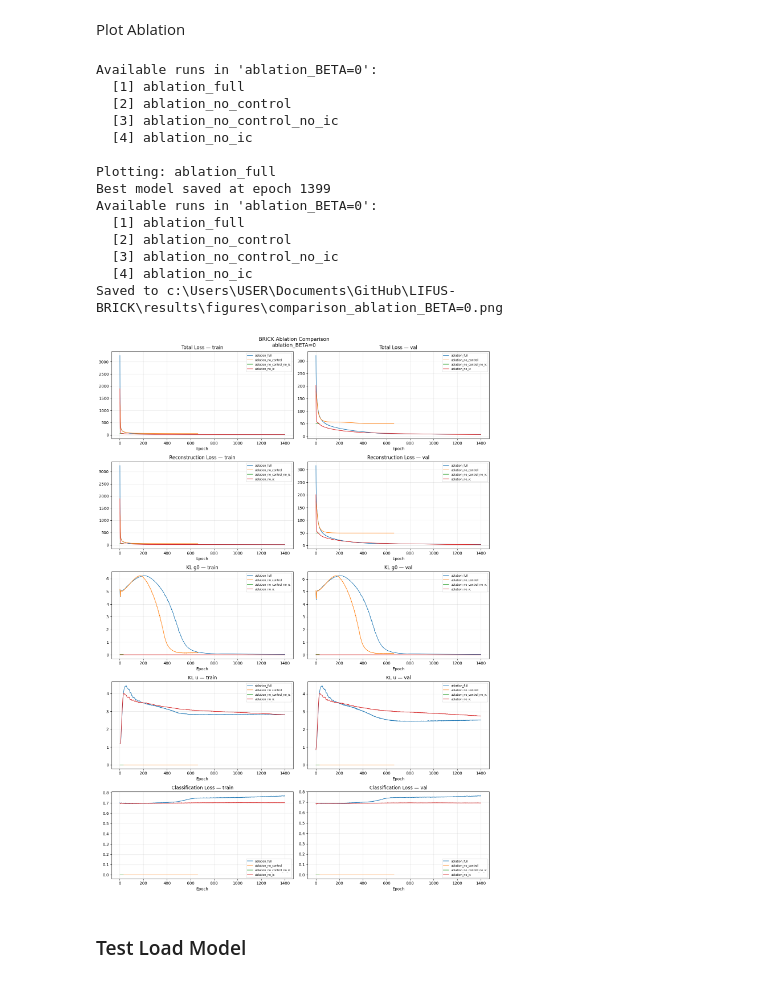
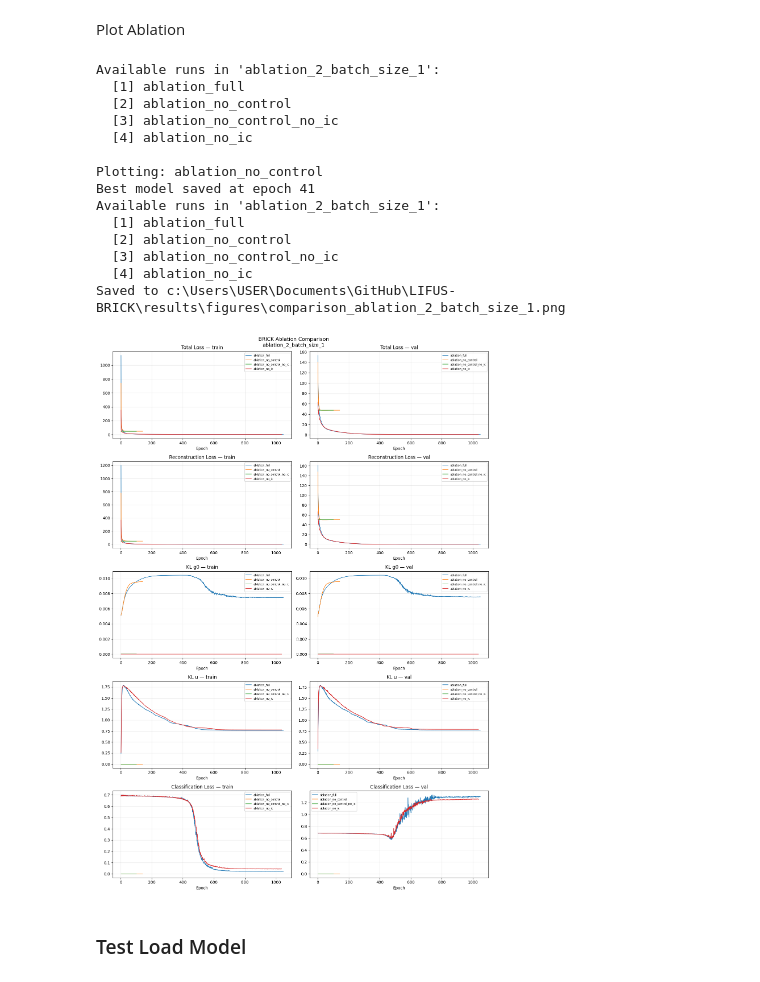
Before and after one commit to nadegeooo/LIFUS-BRICK, a Jupyter notebook: analysis/model_inspection.ipynb, the cells around one changed output. Cells and saved outputs as stored; diff of their text form; code cells hidden in the pictures.

Commit message:
Added in seed testing to sweep.

```diff
--- a/analysis/model_inspection.ipynb
+++ b/analysis/model_inspection.ipynb
@@ -66,7 +66,7 @@ def load_csv(csv_path: Path) -> dict:
 
 def load_best_epoch(csv_path: Path) -> int | None:
     """Load the best epoch from the checkpoint in the same directory."""
-    checkpoint_path = csv_path.parent / "best_model.pt"
+    checkpoint_path = csv_path.parent / "best_model_cls_preoverfit.pt"
     if checkpoint_path.exists():
         checkpoint = torch.load(checkpoint_path, map_location="cpu")
         best_epoch = checkpoint["epoch"]
@@ -76,17 +76,20 @@ def load_best_epoch(csv_path: Path) -> int | None:
     return None
 
 
-def plot_curves(data: dict, best_epoch: int | None, run_name: str, out_path: Path):
+def plot_curves(data: dict, best_epoch: int | None, run_name: str, out_path: Path,
+                 y_max: float | None = None):
     """Plot all loss curves and save to file."""
     epochs = data["epochs"]
 
-    def plot(ax, title, train, val=None):
+    def plot(ax, title, train, val=None, apply_ymax=False):
         ax.plot(epochs, train, label="train", linewidth=1.5)
         if val is not None:
             ax.plot(epochs, val, label="val", linewidth=1.5, linestyle="--")
         if best_epoch is not None:
             ax.axvline(x=best_epoch, color='red', linestyle=':', linewidth=1.5,
                        label=f"best (ep {best_epoch})")
+        if apply_ymax and y_max is not None:
+            ax.set_ylim(0, y_max)
         ax.set_title(title)
         ax.set_xlabel("Epoch")
         ax.legend()
@@ -95,8 +98,8 @@ def plot_curves(data: dict, best_epoch: int | None, run_name: str, out_path: Pat
     fig, axes = plt.subplots(2, 3, figsize=(15, 8))
     fig.suptitle(f"BRICK Training Loss Curves\n{run_name}", fontsize=13)
 
-    plot(axes[0, 0], "Total Loss",          data["train_total"],  data["val_total"])
-    plot(axes[0, 1], "Reconstruction Loss", data["train_recon"],  data["val_recon"])
+    plot(axes[0, 0], "Total Loss",          data["train_total"],  data["val_total"],  apply_ymax=True)
+    plot(axes[0, 1], "Reconstruction Loss", data["train_recon"],  data["val_recon"],  apply_ymax=True)
     plot(axes[0, 2], "KL g0",               data["train_kl_g0"],  data["val_kl_g0"])
     plot(axes[1, 0], "KL u",                data["train_kl_u"],   data["val_kl_u"])
     plot(axes[1, 1], "Classification Loss", data["train_cls"],    data["val_cls"])
@@ -143,8 +146,8 @@ def plot_ablation(results_root: Path, subfolder: str, out_path: Path):
 # %% [markdown]
 ## PLOT
 # %%
-TRAIN_NUMBER = 0  # <-- change this
-SUBFOLDER = "Test_beta"  # e.g. "sweep_1", "ablation_BETA=0", or None for root
+TRAIN_NUMBER = 1  # <-- change this
+SUBFOLDER = "ablation_2_batch_size_1"  # e.g. "sweep_1", "ablation_BETA=0", or None for root
 
 results_root = ROOT_DIR / "results" / "training"
 
@@ -156,5 +159,5 @@ data       = load_csv(csv_path)
 best_epoch = load_best_epoch(csv_path)
 out_path   = ROOT_DIR / "results" / "figures" / f"training_curves_{csv_path.parent.name}.png"
 
-plot_curves(data, best_epoch, csv_path.parent.name, out_path)
+plot_curves(data, best_epoch, csv_path.parent.name, out_path, y_max=20)
 # %% [output]
@@ -286,40 +437,40 @@ ablation_no_ic_BETA=0.1        preoverfit      1.6501             0.5102
 # %% [markdown]
 Plot Ablation
 # %%
-TRAIN_NUMBER = 1  # <-- change this
-SUBFOLDER = "ablation_BETA=0"  # e.g. "sweep_1", "ablation_BETA=0", or None for root
+TRAIN_NUMBER = 2  # <-- change this
+SUBFOLDER = "ablation_2_batch_size_1"  # e.g. "sweep_1", "ablation_BETA=0", or None for root
 
 results_root = ROOT_DIR / "results" / "training"
 
 csv_files  = list_runs(results_root, subfolder=SUBFOLDER)
 csv_path   = csv_files[TRAIN_NUMBER - 1]
 print(f"\nPlotting: {csv_path.parent.name}")
 
 data       = load_csv(csv_path)
 best_epoch = load_best_epoch(csv_path)
 out_path   = ROOT_DIR / "results" / "figures" / f"training_curves_{csv_path.parent.name}.png"
 
 plot_ablation(
     results_root=ROOT_DIR / "results" / "training",
-    subfolder="ablation_BETA=0",
-    out_path=ROOT_DIR / "results" / "figures" / "comparison_ablation_BETA=0.png"
+    subfolder="ablation_2_batch_size_1",
+    out_path=ROOT_DIR / "results" / "figures" / "comparison_ablation_2_batch_size_1.png"
 )
 # %% [output]
-Available runs in 'ablation_BETA=0':
+Available runs in 'ablation_2_batch_size_1':
   [1] ablation_full
   [2] ablation_no_control
   [3] ablation_no_control_no_ic
   [4] ablation_no_ic
 
-Plotting: ablation_full
-Best model saved at epoch 1399
-Available runs in 'ablation_BETA=0':
+Plotting: ablation_no_control
+Best model saved at epoch 41
+Available runs in 'ablation_2_batch_size_1':
   [1] ablation_full
   [2] ablation_no_control
   [3] ablation_no_control_no_ic
   [4] ablation_no_ic
-Saved to c:\Users\USER\Documents\GitHub\LIFUS-BRICK\results\figures\comparison_ablation_BETA=0.png
+Saved to c:\Users\USER\Documents\GitHub\LIFUS-BRICK\results\figures\comparison_ablation_2_batch_size_1.png
-[figure, old version]
+[figure, new version]
 # %% [markdown]
 ### Test Load Model
 # %%
```
Also changed, not shown: parts of 2 cells of this notebook, 12 other files.
